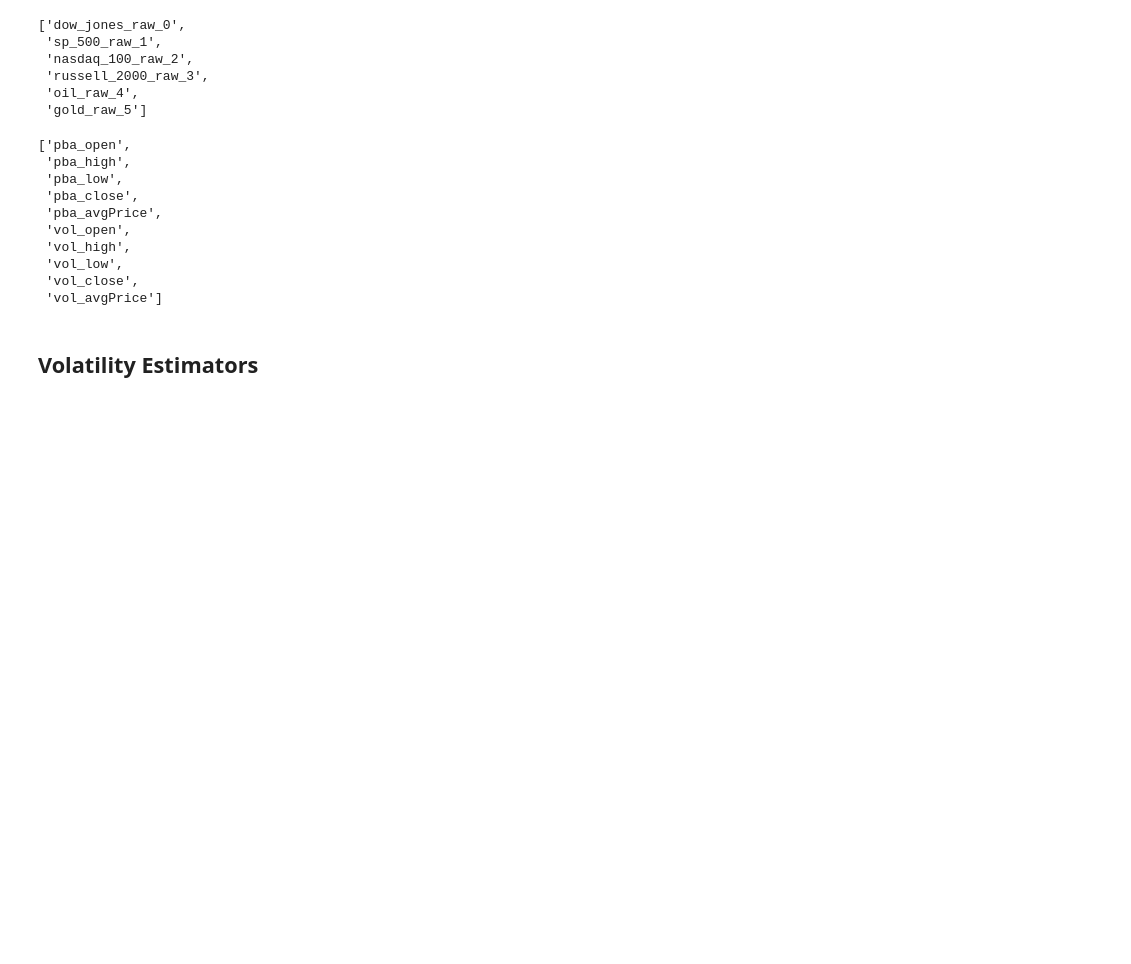
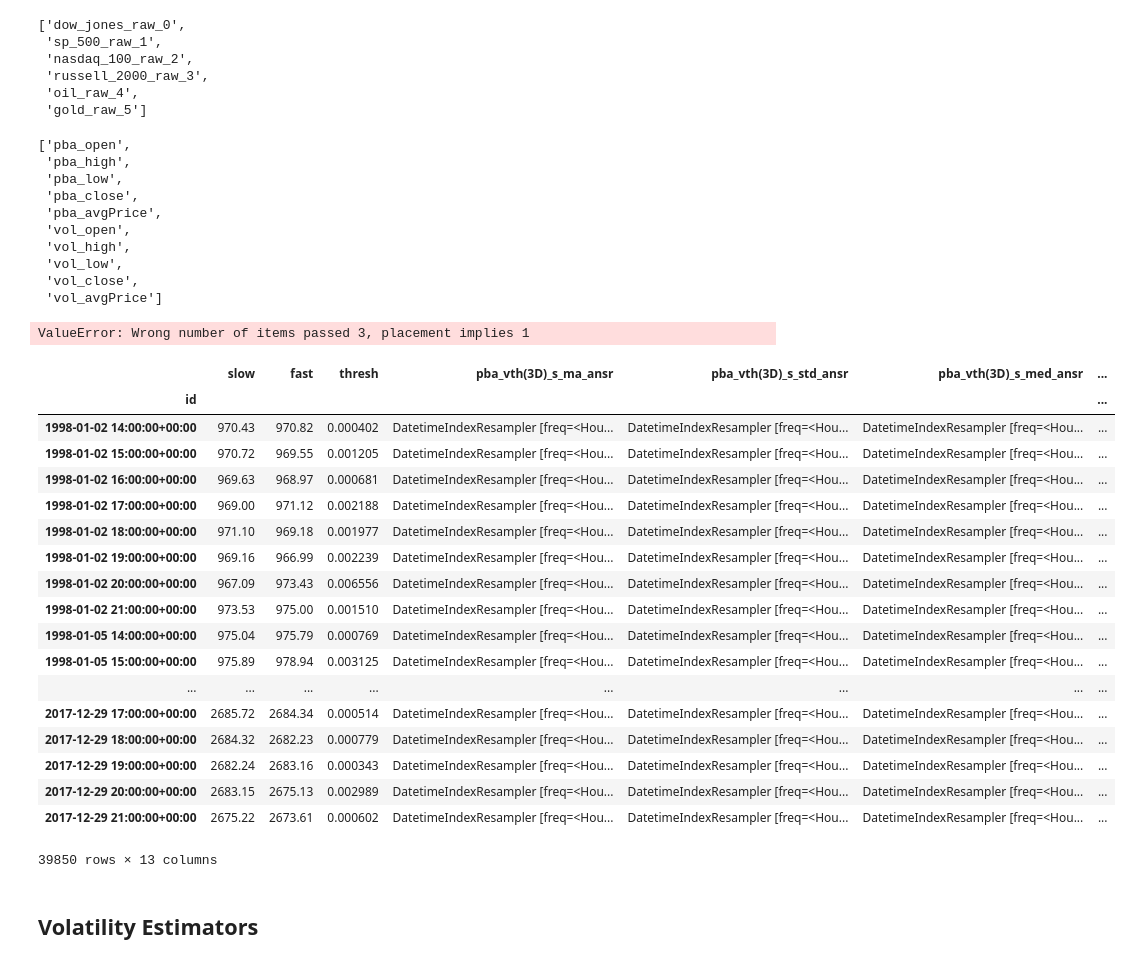
Before and after one commit to kevindirect/thesis-code, a Jupyter notebook: mutate/pv_eda.ipynb, the cells around one changed output. Drawn from its saved outputs; the diff is of its cells as text; code cells hidden in the pictures; blank space fills up the shorter version.

```diff
--- a/mutate/pv_eda.ipynb
+++ b/mutate/pv_eda.ipynb
@@ -91,0 +98,4 @@ em_df = dfs['oil_raw_4'][pba_vol]
+# %%
+_spread_thresh = lambda f, s: abs(f - s)			# spread: abs arithmetic spread -> |fast - slow|
+_ansr_thresh = lambda f, s: abs((f / s) - 1)		# ansr: abs net simple return 	-> |(fast / slow) - 1|
+_alog_thresh = lambda f, s: abs(np.log(f / s))		# alog: abs log gross return 	-> |ln(fast / slow)|
@@ -91,0 +281,5 @@ em_df = dfs['oil_raw_4'][pba_vol]
+# %%
+dtype='pba'
+oc = eq_df.loc[:, [dtype +'_open', dtype +'_close']].dropna()
+miss = missing_biz_days(oc.iloc[:, 0])
+cust = CustomBusinessDay(holidays=miss)
@@ -92,2 +289,29 @@ em_df = dfs['oil_raw_4'][pba_vol]
+# %%
+ansr_a_vth = get_thresh_vth(oc, thresh_type='ansr', org_freq=DT_HOURLY_FREQ, agg_freq=DT_CAL_DAILY_FREQ, shift_freq=DT_CAL_DAILY_FREQ, per=3, pfx=dtype)
+ansr_o_vth = get_thresh_vth(oc, thresh_type='ansr', org_freq=DT_HOURLY_FREQ, agg_freq=DT_CAL_DAILY_FREQ, shift_freq=DT_HOURLY_FREQ, per=3, pfx=dtype)
+# %% [output]
+ValueError: Wrong number of items passed 3, placement implies 1
+# %%
+ansr_a_vth
+# %% [output]
+|  | slow | fast | thresh | pba_vth(3D)_s_ma_ansr | pba_vth(3D)_s_std_ansr | pba_vth(3D)_s_med_ansr | ... |
+| id |  |  |  |  |  |  | ... |
+| 1998-01-02 14:00:00+00:00 | 970.43 | 970.82 | 0.000402 | DatetimeIndexResampler [freq=<Hou... | DatetimeIndexResampler [freq=<Hou... | DatetimeIndexResampler [freq=<Hou... | ... |
+| 1998-01-02 15:00:00+00:00 | 970.72 | 969.55 | 0.001205 | DatetimeIndexResampler [freq=<Hou... | DatetimeIndexResampler [freq=<Hou... | DatetimeIndexResampler [freq=<Hou... | ... |
+| 1998-01-02 16:00:00+00:00 | 969.63 | 968.97 | 0.000681 | DatetimeIndexResampler [freq=<Hou... | DatetimeIndexResampler [freq=<Hou... | DatetimeIndexResampler [freq=<Hou... | ... |
+| 1998-01-02 17:00:00+00:00 | 969.00 | 971.12 | 0.002188 | DatetimeIndexResampler [freq=<Hou... | DatetimeIndexResampler [freq=<Hou... | DatetimeIndexResampler [freq=<Hou... | ... |
+| 1998-01-02 18:00:00+00:00 | 971.10 | 969.18 | 0.001977 | DatetimeIndexResampler [freq=<Hou... | DatetimeIndexResampler [freq=<Hou... | DatetimeIndexResampler [freq=<Hou... | ... |
+| 1998-01-02 19:00:00+00:00 | 969.16 | 966.99 | 0.002239 | DatetimeIndexResampler [freq=<Hou... | DatetimeIndexResampler [freq=<Hou... | DatetimeIndexResampler [freq=<Hou... | ... |
+| 1998-01-02 20:00:00+00:00 | 967.09 | 973.43 | 0.006556 | DatetimeIndexResampler [freq=<Hou... | DatetimeIndexResampler [freq=<Hou... | DatetimeIndexResampler [freq=<Hou... | ... |
+| 1998-01-02 21:00:00+00:00 | 973.53 | 975.00 | 0.001510 | DatetimeIndexResampler [freq=<Hou... | DatetimeIndexResampler [freq=<Hou... | DatetimeIndexResampler [freq=<Hou... | ... |
+| 1998-01-05 14:00:00+00:00 | 975.04 | 975.79 | 0.000769 | DatetimeIndexResampler [freq=<Hou... | DatetimeIndexResampler [freq=<Hou... | DatetimeIndexResampler [freq=<Hou... | ... |
+| 1998-01-05 15:00:00+00:00 | 975.89 | 978.94 | 0.003125 | DatetimeIndexResampler [freq=<Hou... | DatetimeIndexResampler [freq=<Hou... | DatetimeIndexResampler [freq=<Hou... | ... |
+| ... | ... | ... | ... | ... | ... | ... | ... |
+| 2017-12-29 17:00:00+00:00 | 2685.72 | 2684.34 | 0.000514 | DatetimeIndexResampler [freq=<Hou... | DatetimeIndexResampler [freq=<Hou... | DatetimeIndexResampler [freq=<Hou... | ... |
+| 2017-12-29 18:00:00+00:00 | 2684.32 | 2682.23 | 0.000779 | DatetimeIndexResampler [freq=<Hou... | DatetimeIndexResampler [freq=<Hou... | DatetimeIndexResampler [freq=<Hou... | ... |
+| 2017-12-29 19:00:00+00:00 | 2682.24 | 2683.16 | 0.000343 | DatetimeIndexResampler [freq=<Hou... | DatetimeIndexResampler [freq=<Hou... | DatetimeIndexResampler [freq=<Hou... | ... |
+| 2017-12-29 20:00:00+00:00 | 2683.15 | 2675.13 | 0.002989 | DatetimeIndexResampler [freq=<Hou... | DatetimeIndexResampler [freq=<Hou... | DatetimeIndexResampler [freq=<Hou... | ... |
+| 2017-12-29 21:00:00+00:00 | 2675.22 | 2673.61 | 0.000602 | DatetimeIndexResampler [freq=<Hou... | DatetimeIndexResampler [freq=<Hou... | DatetimeIndexResampler [freq=<Hou... | ... |
+39850 rows × 13 columns
 # %% [markdown]
 ## Volatility Estimators
```
Also changed, not shown: parts of 18 cells of this notebook.
